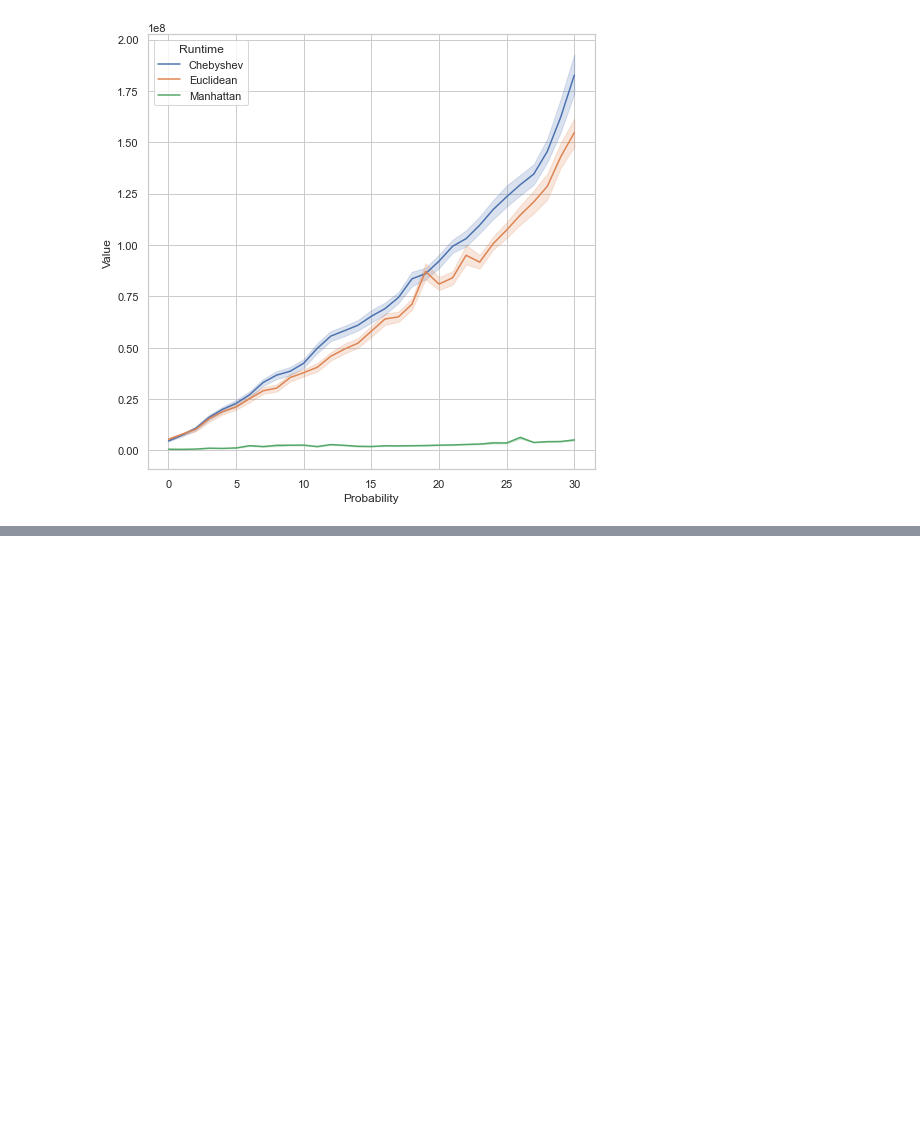
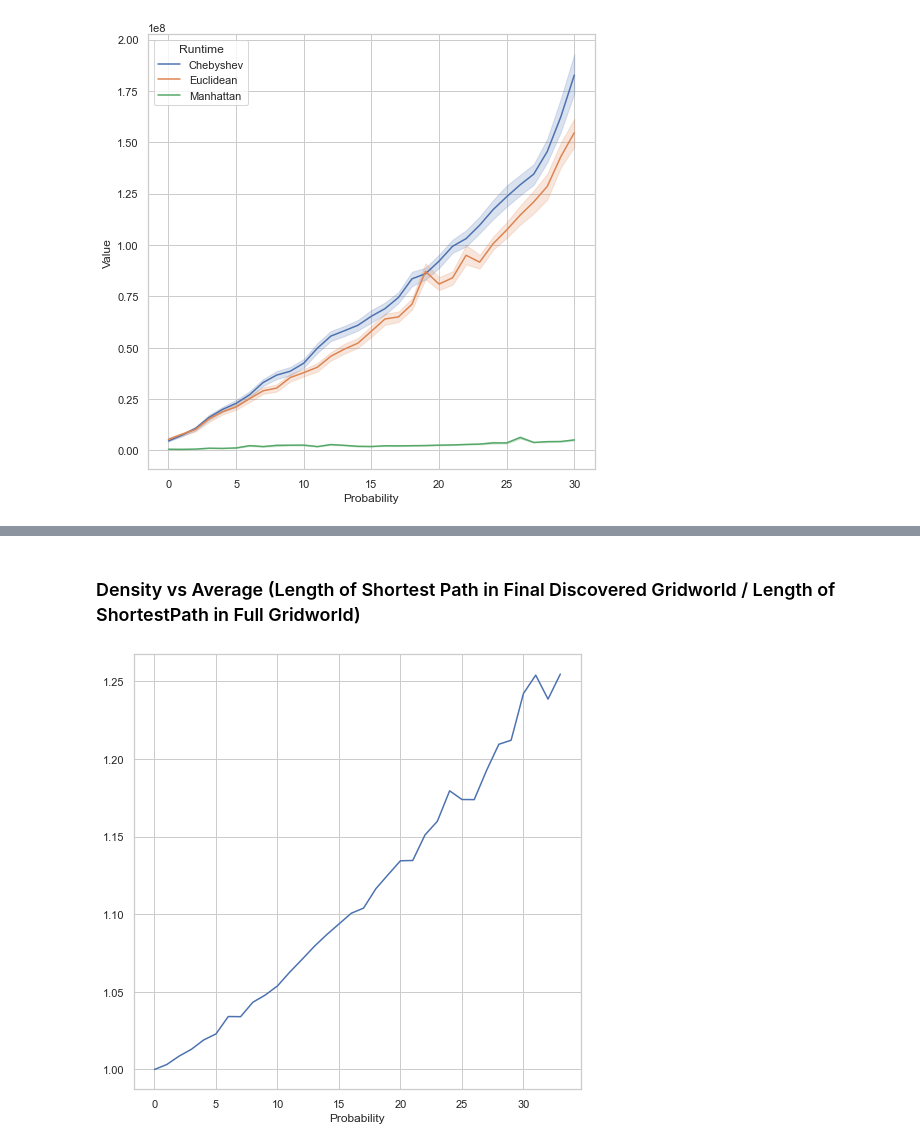
Before and after one commit to PietropaoloV/A-Search-520, a Jupyter notebook: Data/Plots-and-Analysis/voyage-jason.ipynb, the cells around one changed output, grey strips where cells are left out. Drawn from its saved outputs; the diff is of its cells as text; code cells hidden in the pictures; blank space fills up the shorter version.

```diff
--- a/Data/Plots-and-Analysis/voyage-jason.ipynb
+++ b/Data/Plots-and-Analysis/voyage-jason.ipynb
@@ -143,0 +176,8 @@ q5_time_line = sns.lineplot(x=q5_time['Probability'], y=q5_time['Value'], hue=q5
+# %% [markdown]
+### Density vs Average (Length of Shortest Path in Final Discovered Gridworld / Length of ShortestPath in Full Gridworld)
+# %%
+q6_3_mean = q6_dt.groupby(['Probability'])['Complete_Ratio'].mean()
+plt.figure(figsize=(8, 8))
+q6_3_line = sns.lineplot(data=q6_1_mean, x='Probability', y=q6_3_mean.values)
+# %% [output]
+[figure, added]
```
Also changed, not shown: parts of 29 cells of this notebook.
